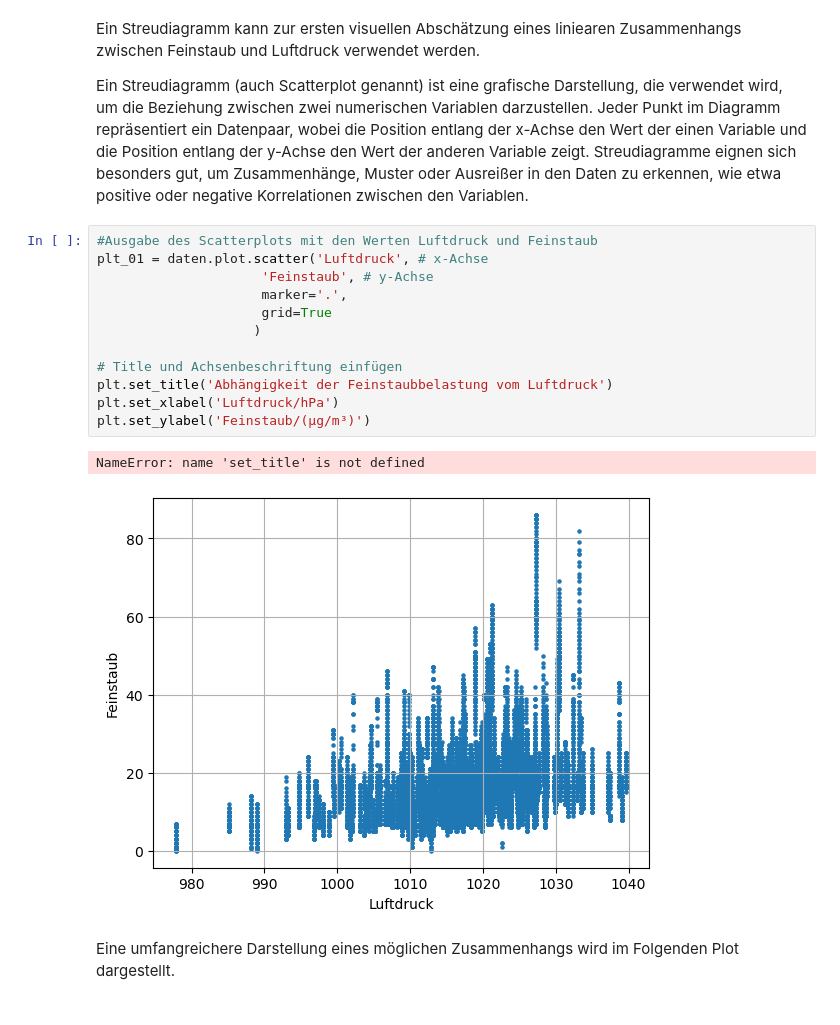
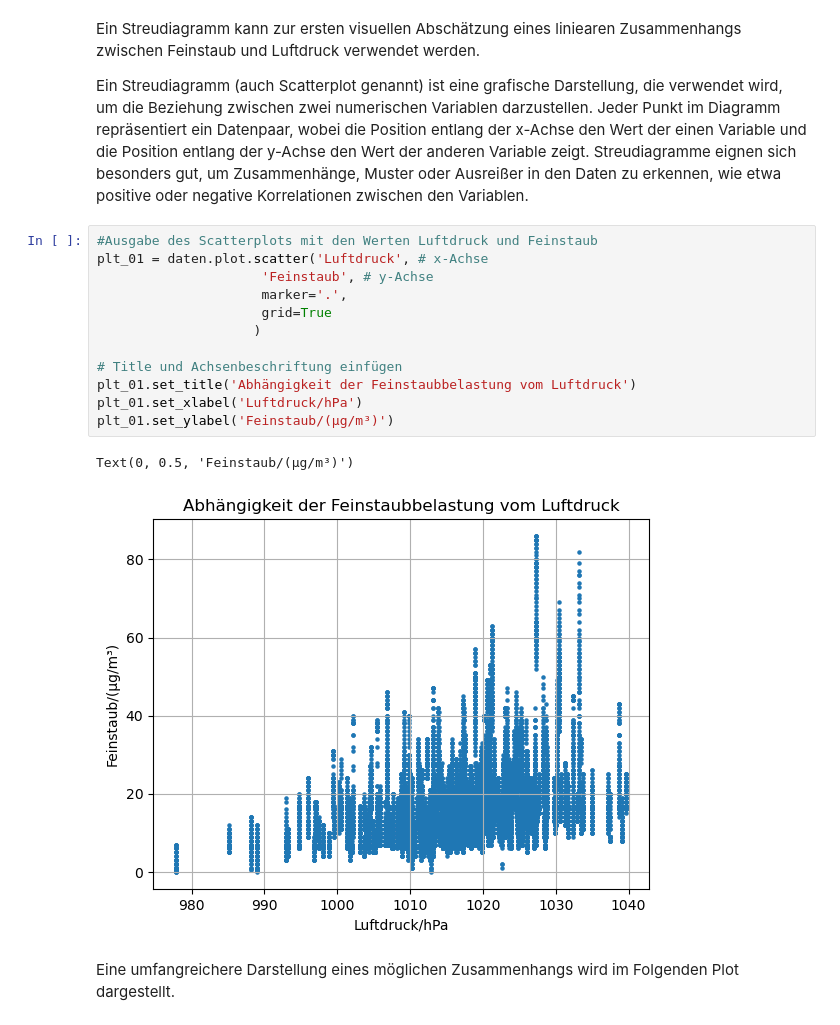
Before and after one commit to MartinaEchtenbruck/DaLI-Basiskurs, a Jupyter notebook: KI-Campus/Modul_4-2/HT_Korrelationsanalyse_neu.ipynb, the cells around one changed output. Cells and saved outputs as stored; diff of their text form.

```diff
--- a/KI-Campus/Modul_4-2/HT_Korrelationsanalyse_neu.ipynb
+++ b/KI-Campus/Modul_4-2/HT_Korrelationsanalyse_neu.ipynb
@@ -151,18 +151,18 @@ Ein Streudiagramm (auch Scatterplot genannt) ist eine grafische Darstellung, die
 # %%
 #Ausgabe des Scatterplots mit den Werten Luftdruck und Feinstaub
 plt_01 = daten.plot.scatter('Luftdruck', # x-Achse
                      'Feinstaub', # y-Achse
                      marker='.',
                      grid=True
                     )
 
 # Title und Achsenbeschriftung einfügen
-plt.set_title('Abhängigkeit der Feinstaubbelastung vom Luftdruck')
-plt.set_xlabel('Luftdruck/hPa')
-plt.set_ylabel('Feinstaub/(μg/m³)')
+plt_01.set_title('Abhängigkeit der Feinstaubbelastung vom Luftdruck')
+plt_01.set_xlabel('Luftdruck/hPa')
+plt_01.set_ylabel('Feinstaub/(μg/m³)')
 # %% [output]
-NameError: name 'set_title' is not defined
+Text(0, 0.5, 'Feinstaub/(μg/m³)')
-[figure, old version]
+[figure, new version]
 # %% [markdown]
 Eine umfangreichere Darstellung eines möglichen Zusammenhangs wird im Folgenden Plot dargestellt.
 # %%
```
Also changed, not shown: parts of 10 cells of this notebook, 1 other file.
